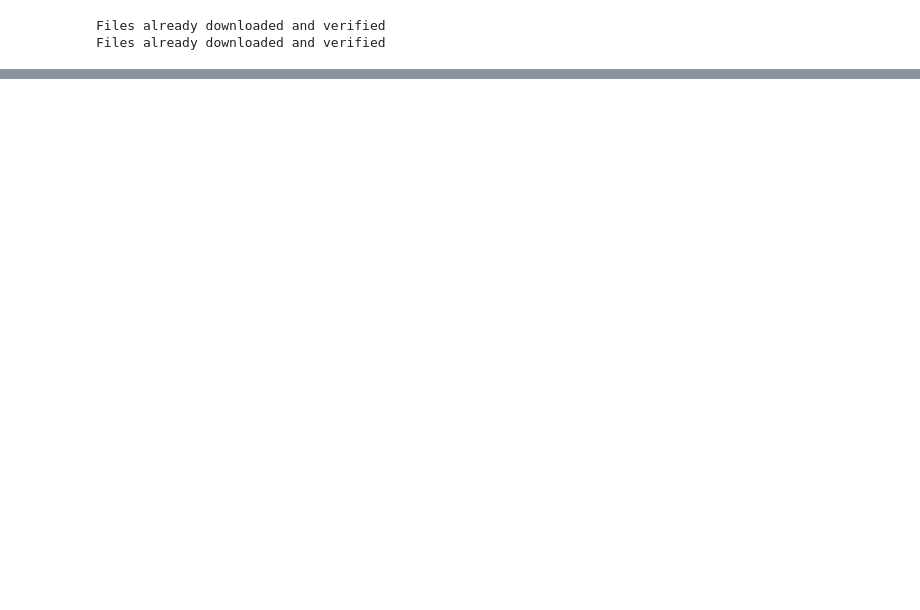
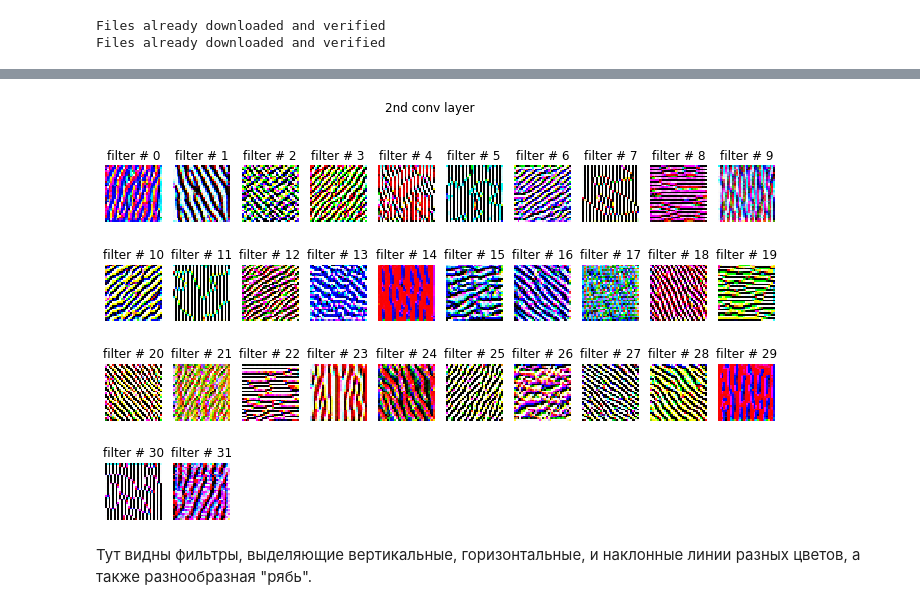
Before and after one commit to atercygnus/Otus-DeepLearningEngeneer, a Jupyter notebook: lesson11/CNN.ipynb, the cells around one changed output, grey strips where cells are left out. Cells and saved outputs as stored; diff of their text form; code cells hidden in the pictures; blank space fills up the shorter version.

```diff
--- a/lesson11/CNN.ipynb
+++ b/lesson11/CNN.ipynb
@@ -275,0 +237,15 @@ Wall time: 2min 49s
+# %%
+# Получим картинки, максимизирующие активации фильтров второго свёрточного слоя (32 фильтра)
+max_images_1_2 = get_max_images(model.conv1_2, 32)
+
+f = plt.figure(figsize=(12, 7))
+f.suptitle('2nd conv layer')
+for i in range(32):
+    f.add_subplot(np.ceil(len(max_images_1_2)/10), 10, i+1)
+    plt.imshow(max_images_1_2[i]/2+.5)
+    plt.axis('off')
+    plt.title('filter # %d' % i)
+# %% [output]
+[figure, added]
+# %% [markdown]
+Тут видны фильтры, выделяющие вертикальные, горизонтальные, и наклонные линии разных цветов, а также разнообразная "рябь".
```
Also changed, not shown: parts of 49 cells of this notebook.
